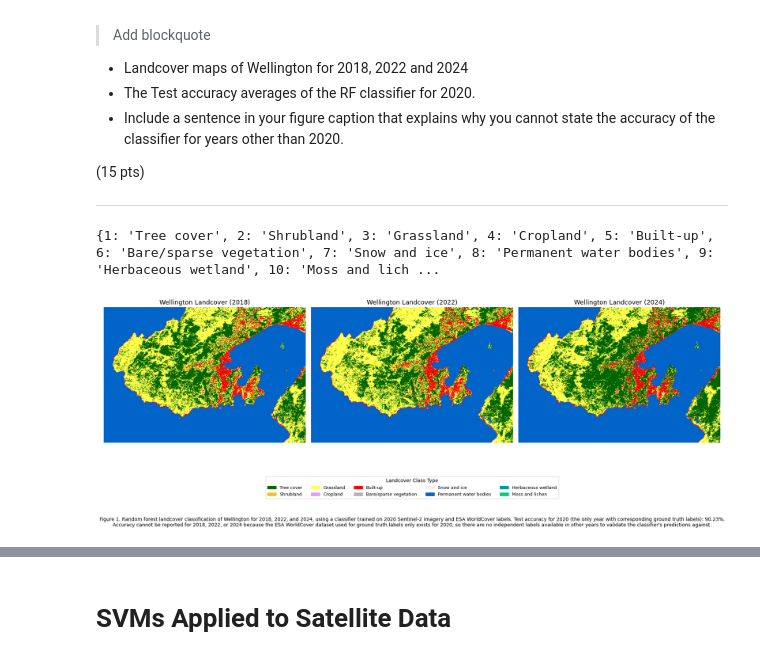
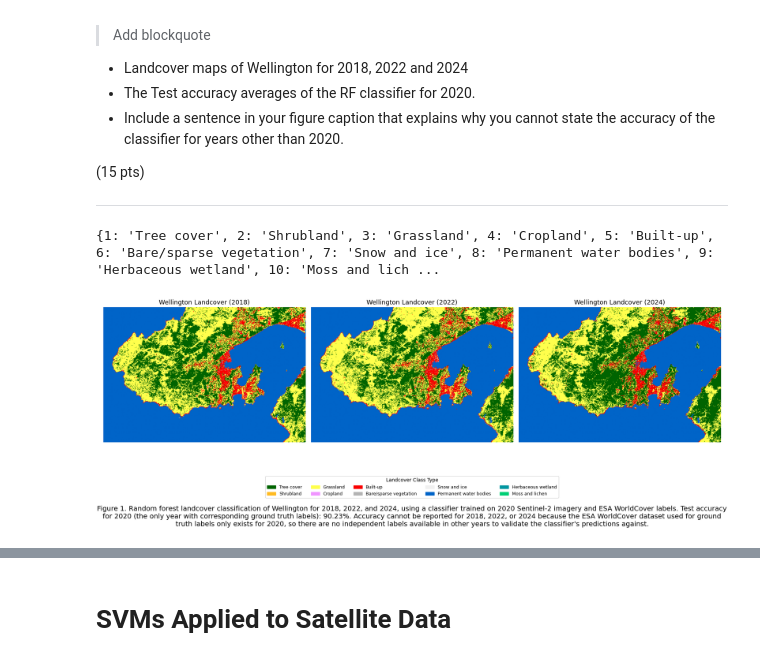
Before and after one commit to dhruvpGEE/SatelliteDataAI-UOA, a Jupyter notebook: Lab-Notebooks/DhruvPatel_761_Lab2.ipynb, the cells around one changed output, grey strips where cells are left out. Drawn from its saved outputs; the diff is of its cells as text; code cells hidden in the pictures.

```diff
--- a/Lab-Notebooks/DhruvPatel_761_Lab2.ipynb
+++ b/Lab-Notebooks/DhruvPatel_761_Lab2.ipynb
@@ -371,35 +371,35 @@ for ax, (year, img) in zip(axes, years_imgs):
 legend_patches = [
     mpatches.Patch(color=f'#{c}', label=n)
     for c, n in zip(class_palette, class_names)
 ]
 
 fig.legend(
     handles=legend_patches,
     loc='lower center',
     ncol=5,  # drop to ncol=2 if labels wrap awkwardly
     bbox_to_anchor=(0.5, -0.1),
     fontsize=9,
     title='Landcover Class Type'
 )
 
 # Adding figure Caption (embedding the 2020 test accuracy as required for the exercise, and explaining why other years' accuracy cannot be reported)
 caption = (
     f"Figure 1. Random forest landcover classification of Wellington for 2018, 2022, and 2024, using a classifier trained on 2020 Sentinel-2 imagery and ESA WorldCover labels. "
     f"Test accuracy for 2020 (the only year with corresponding ground truth labels): {overall_accuracy:.2%}. Accuracy cannot be reported for 2018, 2022, or 2024 because the ESA WorldCover dataset used for "
     f"ground truth labels only exists for 2020, so there are no independent labels available in other years to validate the classifier's predictions against."
 )
 
-fig.text(0.5, -0.22, caption, wrap=True, ha='center', fontsize=10)
+fig.text(0.5, -0.22, caption, wrap=True, ha='center', fontsize=14)
 
 plt.tight_layout() # Adjusting spacing so subplots/legend/caption do not overlap
 plt.savefig('wellington_landcover_multiyear.png', dpi=300, bbox_inches='tight')
 plt.show()
 
 ## Reference link to the use of 'getThumbURL' = https://developers.google.com/earth-engine/apidocs/ee-image-getthumburl
 ## AReference link to the use of "esa_class_names" = https://esa-worldcover.s3.eu-central-1.amazonaws.com/v100/2020/docs/WorldCover_PUM_V1.0.pdf
 # %% [output]
 {1: 'Tree cover', 2: 'Shrubland', 3: 'Grassland', 4: 'Cropland', 5: 'Built-up', 6: 'Bare/sparse vegetation', 7: 'Snow and ice', 8: 'Permanent water bodies', 9: 'Herbaceous wetland', 10: 'Moss and lich ...
-[figure, old version]
+[figure, new version]
 # %%
 # Exporting the map figure as a JPG file and downloading it
 from google.colab import files
```
